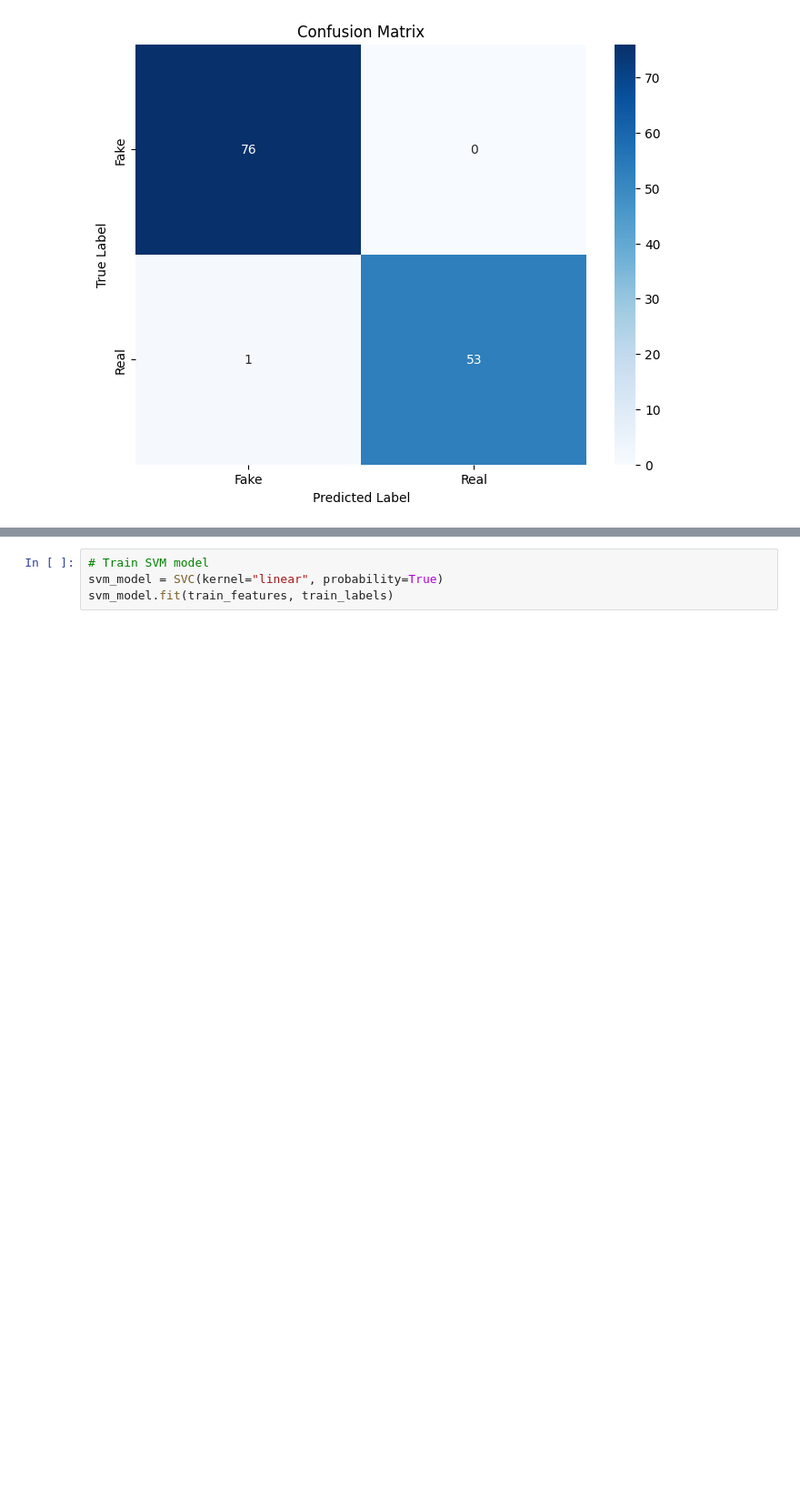
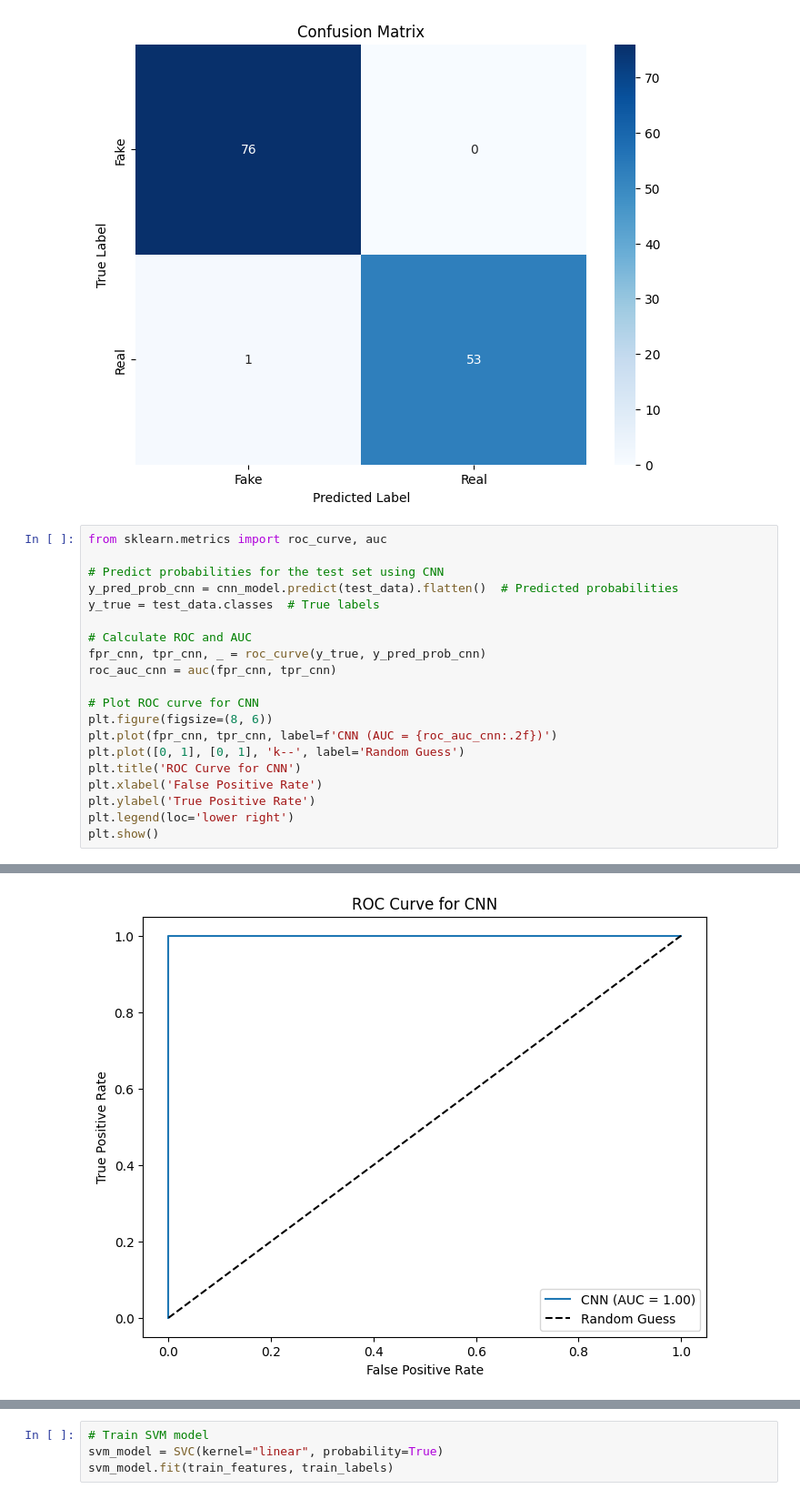
Before and after one commit to Sristi222/NepaliFakeCurrencyDetection, a Jupyter notebook: Coursewok_final.ipynb, the cells around one changed output, grey strips where cells are left out. Shown at 91% size. Drawn from its saved outputs; the diff is of its cells as text; blank space fills up the shorter version.

```diff
--- a/Coursewok_final.ipynb
+++ b/Coursewok_final.ipynb
@@ -265,3 +265,24 @@ Classification Report:
    macro avg       0.99      0.99      0.99       130
 weighted avg       0.99      0.99      0.99       130
 [figure]
+# %%
+from sklearn.metrics import roc_curve, auc
+
+# Predict probabilities for the test set using CNN
+y_pred_prob_cnn = cnn_model.predict(test_data).flatten()  # Predicted probabilities
+y_true = test_data.classes  # True labels
+
+# Calculate ROC and AUC
+fpr_cnn, tpr_cnn, _ = roc_curve(y_true, y_pred_prob_cnn)
+roc_auc_cnn = auc(fpr_cnn, tpr_cnn)
+
+# Plot ROC curve for CNN
+plt.figure(figsize=(8, 6))
+plt.plot(fpr_cnn, tpr_cnn, label=f'CNN (AUC = {roc_auc_cnn:.2f})')
+plt.plot([0, 1], [0, 1], 'k--', label='Random Guess')
+plt.title('ROC Curve for CNN')
+plt.xlabel('False Positive Rate')
+plt.ylabel('True Positive Rate')
+plt.legend(loc='lower right')
+plt.show()
+# %% [output]
@@ -268,3 +290,4 @@ weighted avg       0.99      0.99      0.99       130
+[figure, added]
 # %%
 from tensorflow.keras.preprocessing import image
 import numpy as np
```
Also changed, not shown: parts of 9 cells of this notebook.
